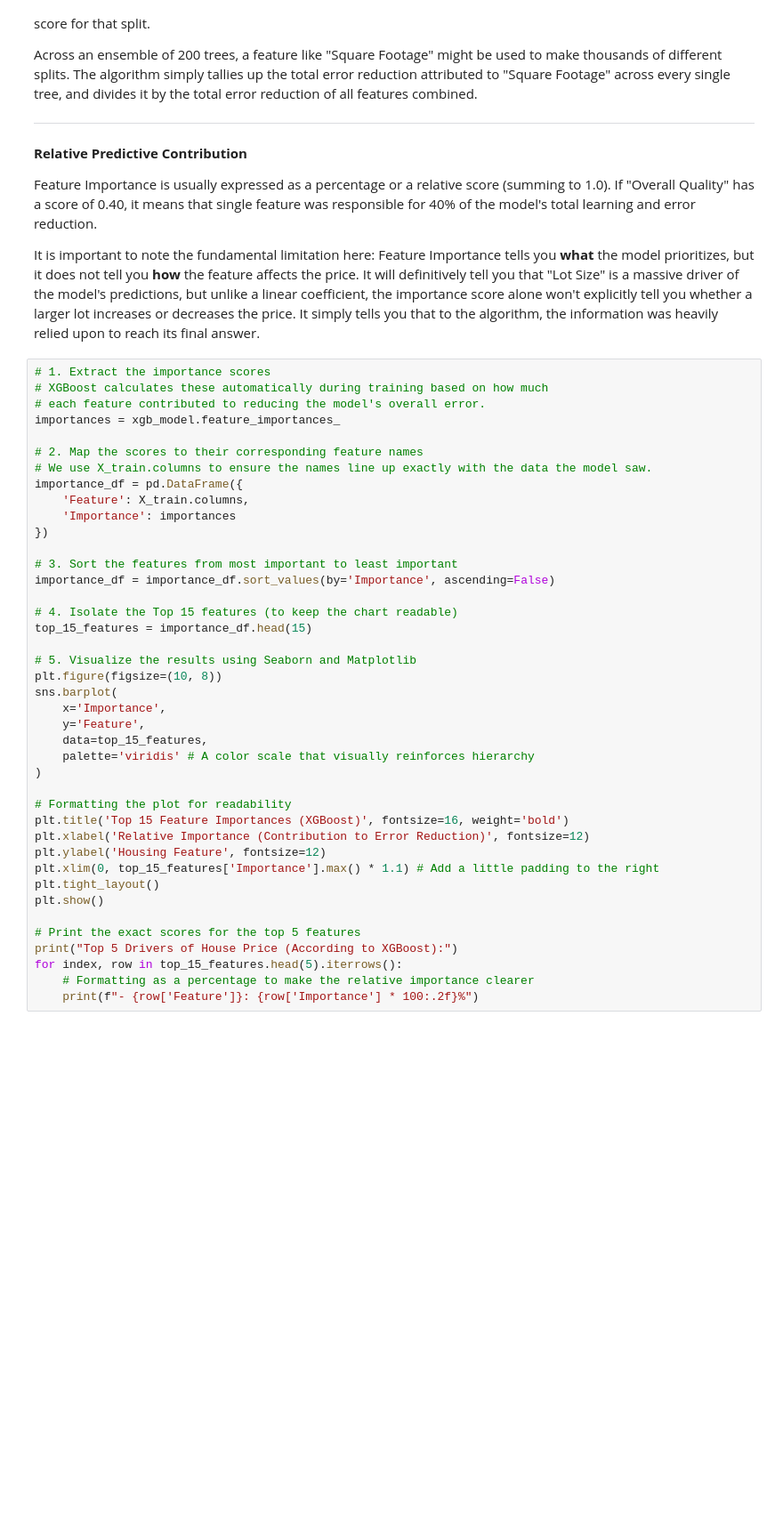
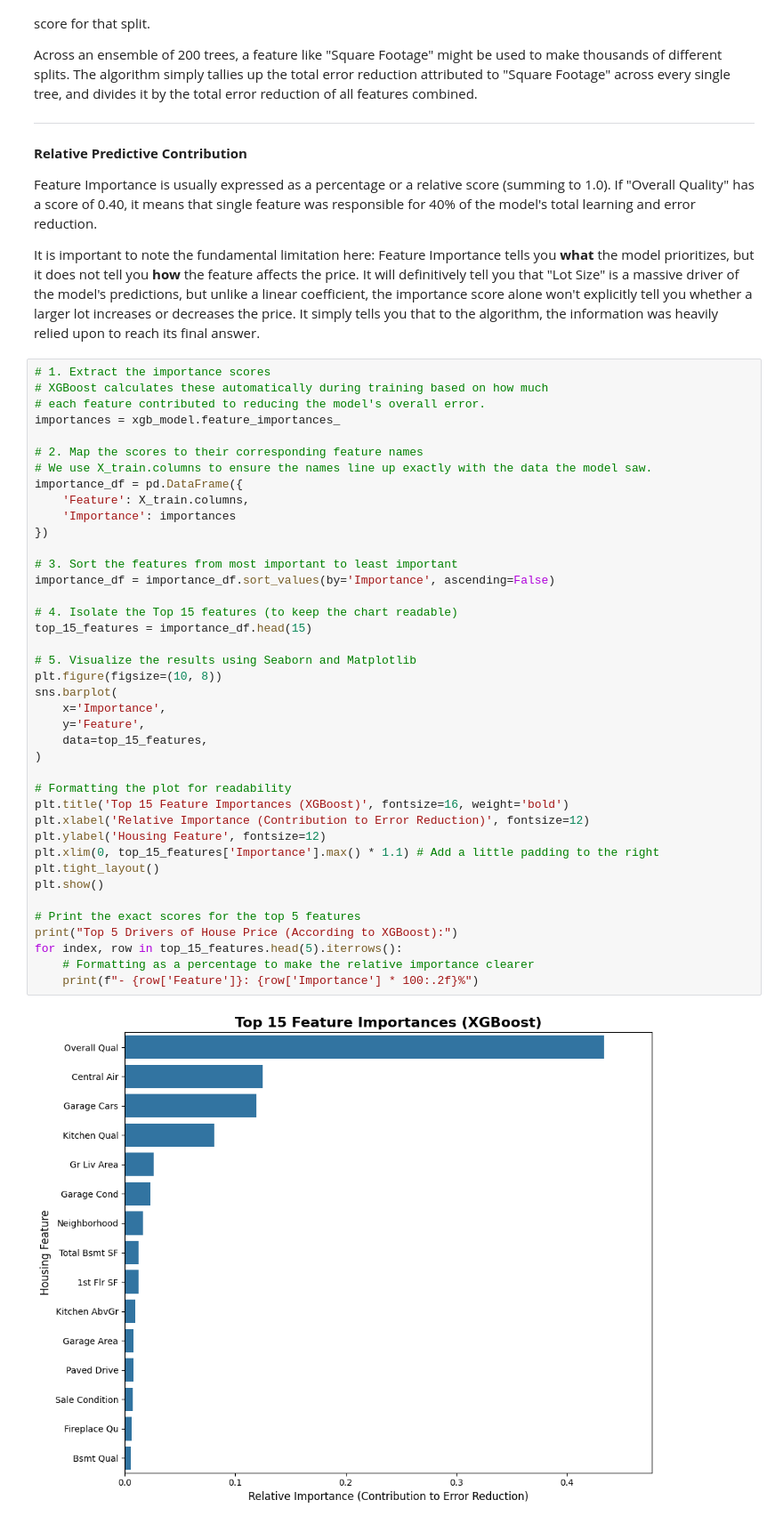
Before and after one commit to bsheese/cs377, a Jupyter notebook: 17_regression_crossval/17_2_4_5_MLR_Ames_Part5_Revised.ipynb, the cells around one changed output. Shown at 89% size. Saved outputs shown, nothing was run; the diff lists cells and outputs as text; blank space fills up the shorter version.

```diff
--- a/17_regression_crossval/17_2_4_5_MLR_Ames_Part5_Revised.ipynb
+++ b/17_regression_crossval/17_2_4_5_MLR_Ames_Part5_Revised.ipynb
@@ -529,31 +529,31 @@ importance_df = pd.DataFrame({
 })
 
 # 3. Sort the features from most important to least important
 importance_df = importance_df.sort_values(by='Importance', ascending=False)
 
 # 4. Isolate the Top 15 features (to keep the chart readable)
 top_15_features = importance_df.head(15)
 
 # 5. Visualize the results using Seaborn and Matplotlib
 plt.figure(figsize=(10, 8))
 sns.barplot(
     x='Importance',
     y='Feature',
     data=top_15_features,
-    palette='viridis' # A color scale that visually reinforces hierarchy
 )
 
 # Formatting the plot for readability
 plt.title('Top 15 Feature Importances (XGBoost)', fontsize=16, weight='bold')
 plt.xlabel('Relative Importance (Contribution to Error Reduction)', fontsize=12)
 plt.ylabel('Housing Feature', fontsize=12)
 plt.xlim(0, top_15_features['Importance'].max() * 1.1) # Add a little padding to the right
 plt.tight_layout()
 plt.show()
 
 # Print the exact scores for the top 5 features
 print("Top 5 Drivers of House Price (According to XGBoost):")
 for index, row in top_15_features.head(5).iterrows():
     # Formatting as a percentage to make the relative importance clearer
     print(f"- {row['Feature']}: {row['Importance'] * 100:.2f}%")
 # %% [output]
+[figure, new version]
```
Also changed, not shown: parts of 4 cells of this notebook.
